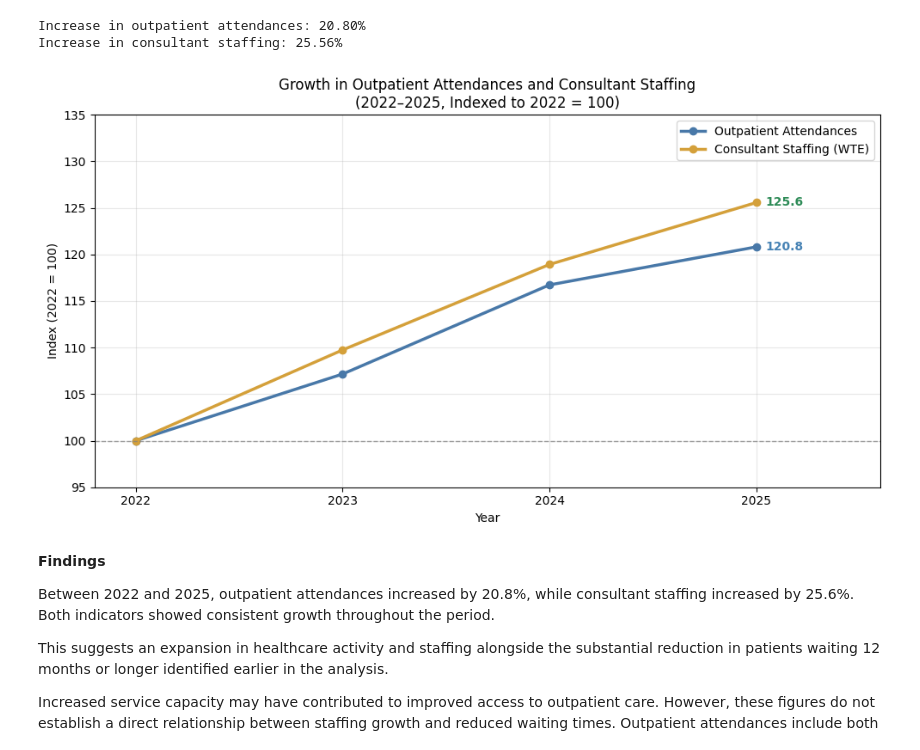
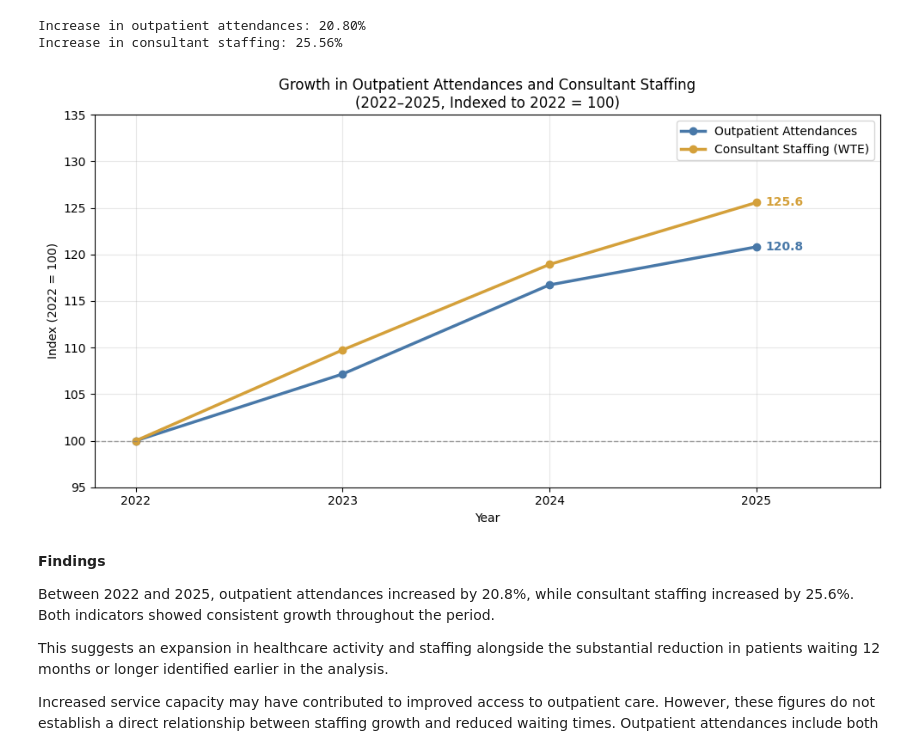
Before and after one commit to chantellehendry12-byte/Colab, a Jupyter notebook: CA2_Outpatient_Waiting_List_Analysis.ipynb, the cells around one changed output. Saved outputs shown, nothing was run; the diff lists cells and outputs as text; code cells hidden in the pictures.

```diff
--- a/CA2_Outpatient_Waiting_List_Analysis.ipynb
+++ b/CA2_Outpatient_Waiting_List_Analysis.ipynb
@@ -101,7 +101,12 @@ COLORS = {
 
 
     # Reference lines
-    'neutral': '#777777'
+    'neutral': '#777777',
+
+    # Additional waiting-time bands
+    '6_12': '#7CB8C8',
+    '12_18': '#DDAA57',
+
 }
 # %% [markdown]
 ### 3.2 Initial Data Exploration
@@ -1550,43 +1554,45 @@ ax.axhline(
 )
 
 # Label final index values
+
 for column, colour in [
-    ('Attendance Index', 'steelblue'),
-    ('Consultant Index', 'seagreen')
+    ('Attendance Index', COLORS['attendances']),
+    ('Consultant Index', COLORS['consultants'])
 ]:
+
     value = capacity_data[column].iloc[-1]
 
     ax.annotate(
         f'{value:.1f}',
         xy=(2025, value),
         xytext=(8, 0),
         textcoords='offset points',
         va='center',
         color=colour,
         fontweight='bold'
     )
 
 # Format graph
 ax.set_xticks(capacity_data['Year'])
 ax.set_xlim(2021.8, 2025.6)
 ax.set_ylim(95, 135)
 
 plt.title(
     'Growth in Outpatient Attendances and Consultant Staffing\n'
     '(2022–2025, Indexed to 2022 = 100)'
 )
 
 plt.xlabel('Year')
 plt.ylabel('Index (2022 = 100)')
 
 plt.legend()
 plt.grid(alpha=0.3)
 ax.set_axisbelow(True)
 
 plt.tight_layout()
 plt.show()
 # %% [output]
-[figure, old version]
+[figure, new version]
 # %% [markdown]
 **Findings**
 
```
Also changed, not shown: parts of 13 cells of this notebook.
